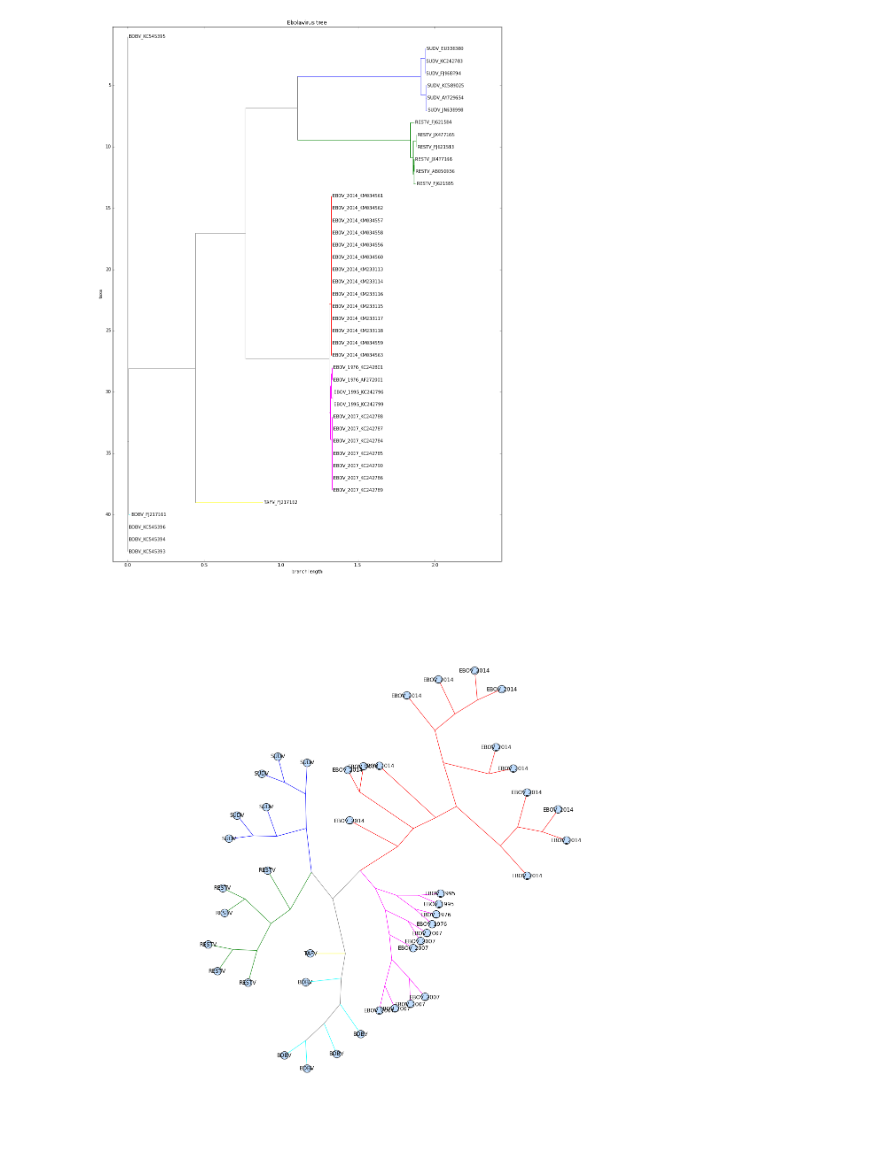
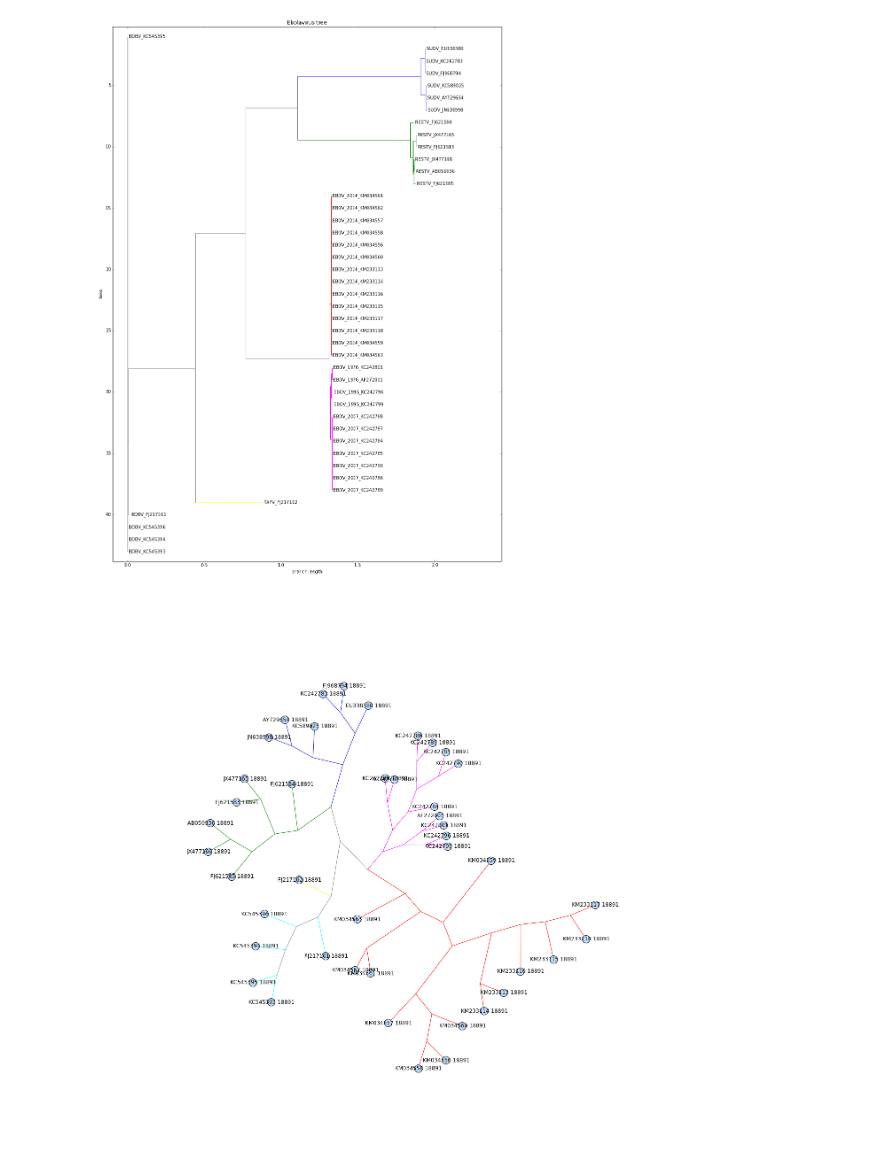
Before and after one commit to tiagoantao/bioinf-python, a Jupyter notebook: notebooks/05_Phylo/Visualization.ipynb, the cells around one changed output. Saved outputs shown, nothing was run; the diff lists cells and outputs as text; code cells hidden in the pictures.

Commit message:
new visualization

```diff
--- a/notebooks/05_Phylo/Visualization.ipynb
+++ b/notebooks/05_Phylo/Visualization.ipynb
@@ -79,14 +79,13 @@ Phylo.draw(ebola_color_tree, axes=ax, label_func=
 # %%
 fig = plt.figure(figsize=(22, 22))
 ax = fig.add_subplot(111)
 
 def simplify_name(n):
-    if n.is_terminal:
-        return n.name[1:n.name.rfind('_')]
+    if n.is_terminal():
+        return n.name[n.name.rfind('_') + 1:n.name.rfind(' ')]
     else:
         return None
 
-color_tree(ebola_tree.root, fun_color=get_color)
-Phylo.draw_graphviz(ebola_tree, label_func=simplify_name, axes=ax)
+Phylo.draw_graphviz(ebola_color_tree, label_func=simplify_name, axes=ax, with_labels=True)
 # %% [output]
-[figure, old version]
+[figure, new version]
```
